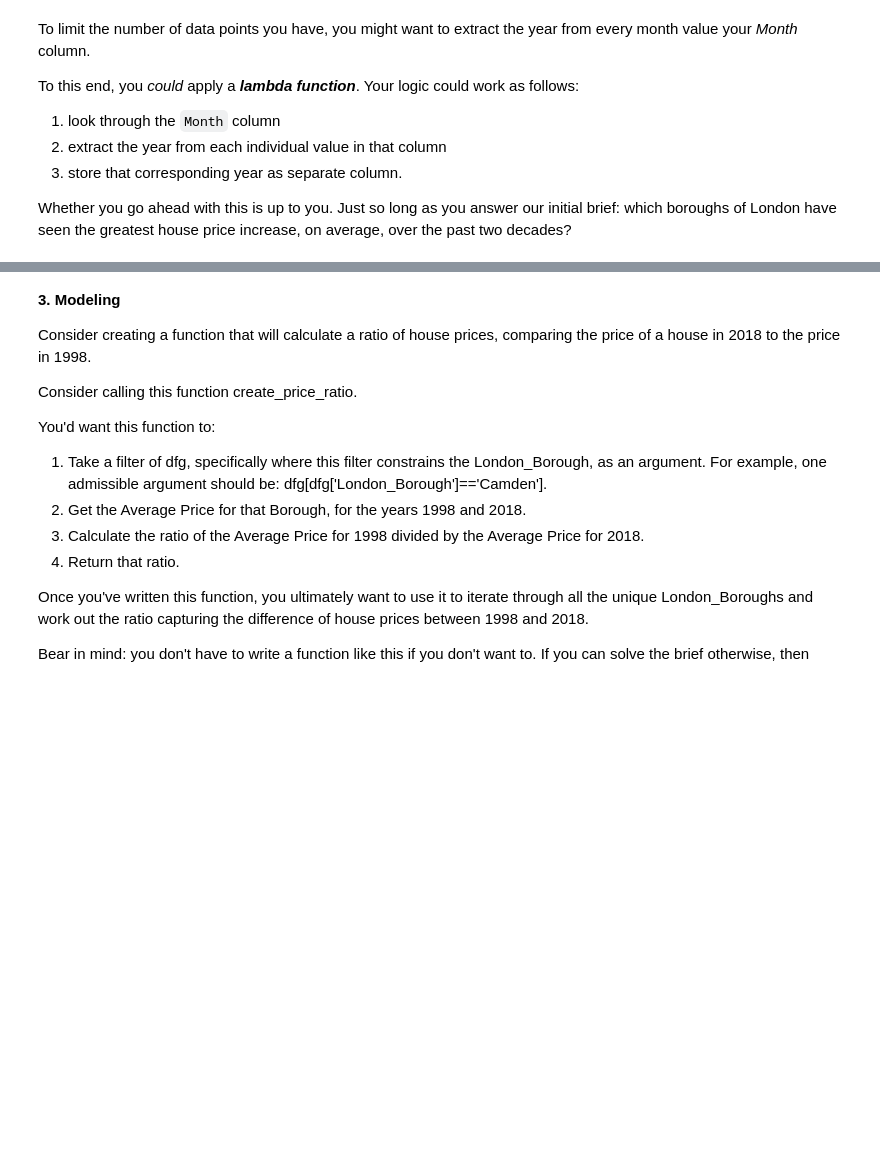
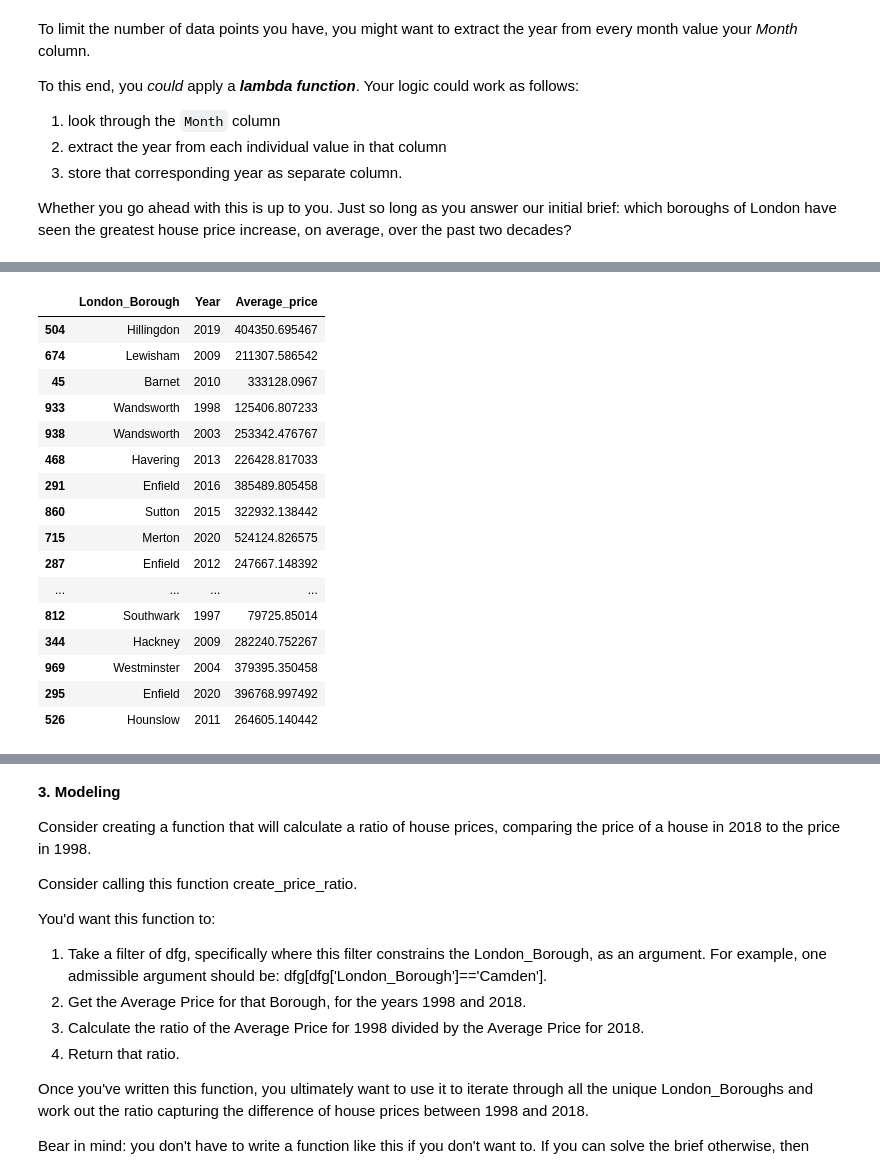
Before and after one commit to jmaloney95/2024-BOOTCAMP, a Jupyter notebook: Unit 4 Challenge - Tier 3.ipynb, the cells around one changed output, grey strips where cells are left out. Drawn from its saved outputs; the diff is of its cells as text; code cells hidden in the pictures; blank space fills up the shorter version.

```diff
--- a/Unit 4 Challenge - Tier 3.ipynb
+++ b/Unit 4 Challenge - Tier 3.ipynb
@@ -215,3 +353,6 @@ To this end, you *could* apply a ***lambda function***. Your logic could work as
 3. store that corresponding year as separate column.
 
 Whether you go ahead with this is up to you. Just so long as you answer our initial brief: which boroughs of London have seen the greatest house price increase, on average, over the past two decades?
+# %%
+df['Year'] = df['Month'].apply(lambda t: t.year)
+df.tail()
@@ -217,0 +366,21 @@ Whether you go ahead with this is up to you. Just so long as you answer our init
+# %%
+dfg = df.groupby(by=['London_Borough', 'Year'])['Average_price'].mean().reset_index()
+dfg.sample(30)
+# %% [output]
+|  | London_Borough | Year | Average_price |
+| 504 | Hillingdon | 2019 | 404350.695467 |
+| 674 | Lewisham | 2009 | 211307.586542 |
+| 45 | Barnet | 2010 | 333128.0967 |
+| 933 | Wandsworth | 1998 | 125406.807233 |
+| 938 | Wandsworth | 2003 | 253342.476767 |
+| 468 | Havering | 2013 | 226428.817033 |
+| 291 | Enfield | 2016 | 385489.805458 |
+| 860 | Sutton | 2015 | 322932.138442 |
+| 715 | Merton | 2020 | 524124.826575 |
+| 287 | Enfield | 2012 | 247667.148392 |
+| ... | ... | ... | ... |
+| 812 | Southwark | 1997 | 79725.85014 |
+| 344 | Hackney | 2009 | 282240.752267 |
+| 969 | Westminster | 2004 | 379395.350458 |
+| 295 | Enfield | 2020 | 396768.997492 |
+| 526 | Hounslow | 2011 | 264605.140442 |
```
Also changed, not shown: parts of 31 cells of this notebook.
